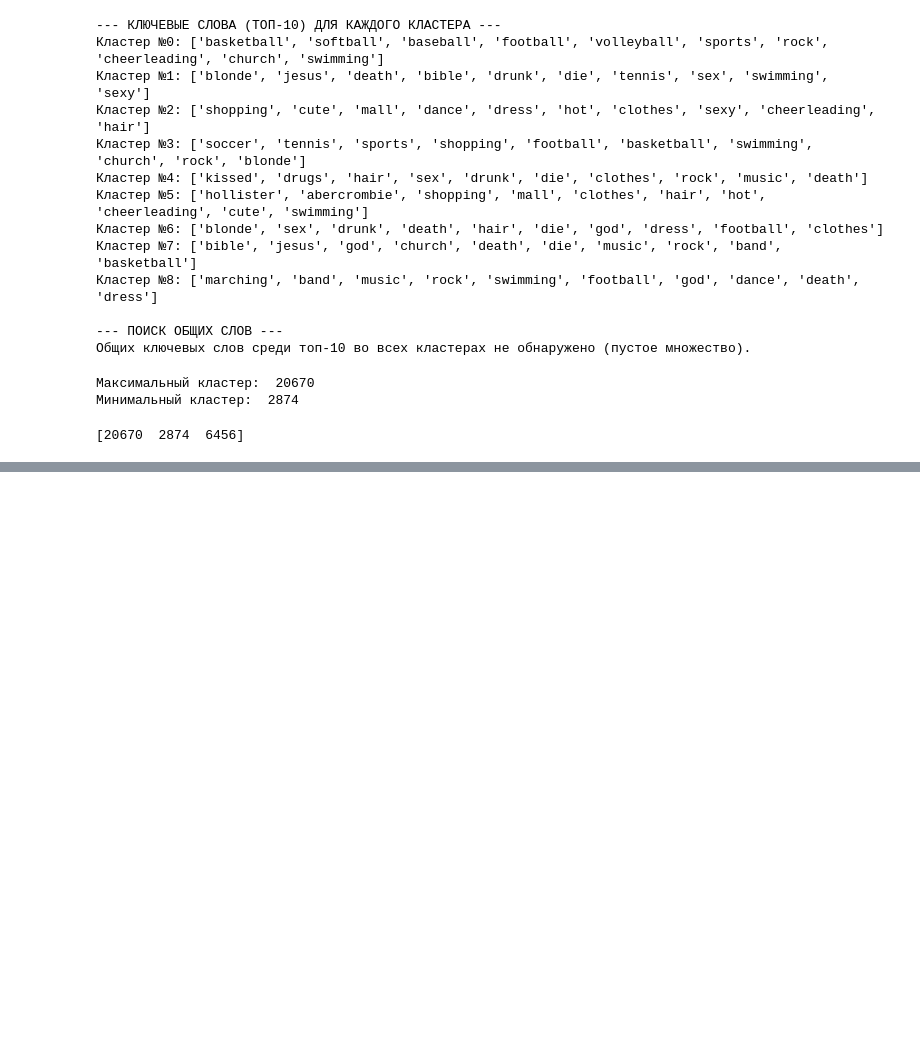
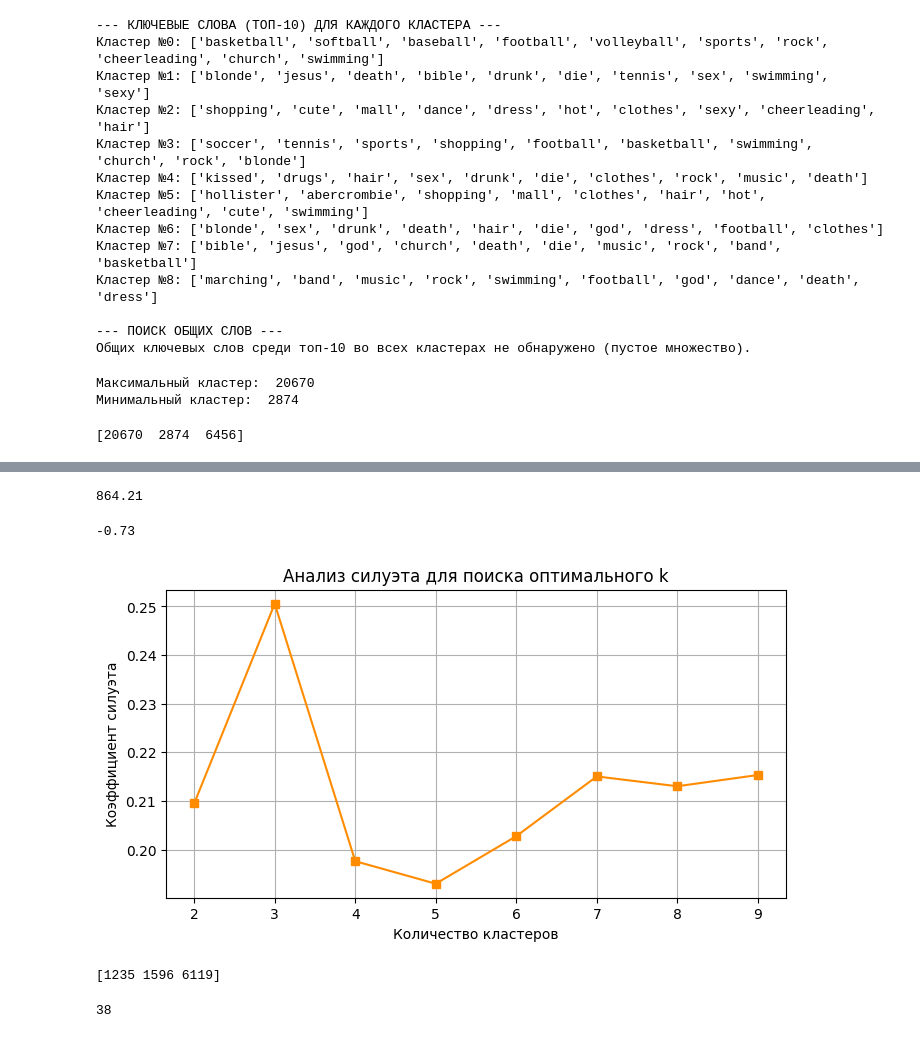
Before and after one commit to Kagemushe/sf_data_science, a Jupyter notebook: Block_6/Block_6_4.ipynb, the cells around one changed output, grey strips where cells are left out. Drawn from its saved outputs; the diff is of its cells as text; code cells hidden in the pictures; blank space fills up the shorter version.

```diff
--- a/Block_6/Block_6_4.ipynb
+++ b/Block_6/Block_6_4.ipynb
@@ -177,0 +180,3 @@ print(cluster_sizes)
+# %%
+data = pd.read_csv('C:\\IDE\\data\\Block_6\\CC GENERAL.csv')
+data.head()
@@ -177,0 +218,61 @@ print(cluster_sizes)
+# %%
+# Задание 7.3
+mean_value_1 = data['CREDIT_LIMIT'].mean()
+data['CREDIT_LIMIT'] = data['CREDIT_LIMIT'].fillna(mean_value_1)
+mean_value_2 = data['MINIMUM_PAYMENTS'].mean()
+data['MINIMUM_PAYMENTS'] = data['MINIMUM_PAYMENTS'].fillna(mean_value_2)
+print(round(data['MINIMUM_PAYMENTS'].mean(),2))
+# %% [output]
+864.21
+# %%
+# Задание 7.4
+
+data = data.drop('CUST_ID', axis=1)
+
+scaler = StandardScaler()
+X_norm = scaler.fit_transform(data)
+
+print(np.round(X_norm[0][0],2))
+# %% [output]
+-0.73
+# %%
+# Задание 7.5
+
+def get_silhouette(cluster_num, X_norm):
+    kmeans = KMeans(n_clusters=cluster_num, init='random', random_state=42)
+    kmeans.fit(X_norm)
+    silhouette = silhouette_score(X_norm, kmeans.labels_)
+    return silhouette
+
+silhouette = []
+for cluster_num in range(2,10):
+    silhouette.append(get_silhouette(cluster_num, X_norm))
+
+plt.figure(figsize=(8, 4))
+plt.plot(range(2, 10), silhouette, marker='s', color='darkorange')
+plt.title('Анализ силуэта для поиска оптимального k')
+plt.xlabel('Количество кластеров')
+plt.ylabel('Коэффициент силуэта')
+plt.grid(True)
+plt.show()
+# %% [output]
+[figure, added]
+# %%
+# Задание 7.6
+
+kmeans = KMeans(n_clusters=3, init='random', random_state=42)
+kmeans.fit(X_norm)
+counts = np.bincount(kmeans.labels_)
+print(counts)
+# %% [output]
+[1235 1596 6119]
+# %%
+# Задание 7.7
+
+dbs = DBSCAN()
+dbs.fit(X_norm)
+counts = Counter(dbs.labels_)
+n_clusters = len(set(dbs.labels_)) - (1 if -1 in dbs.labels_ else 0)
+print(n_clusters)
+# %% [output]
+38
```
Also changed, not shown: parts of 8 cells of this notebook.
